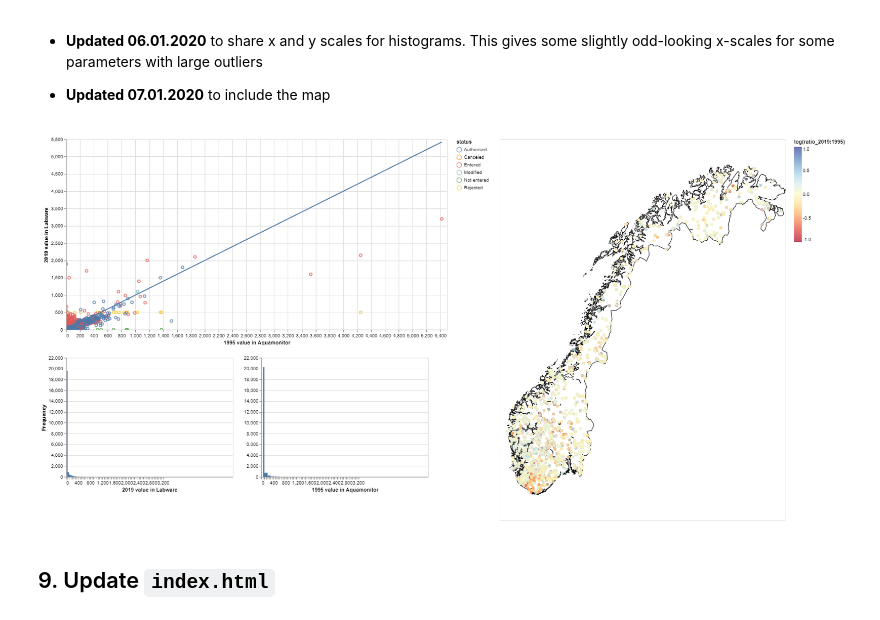
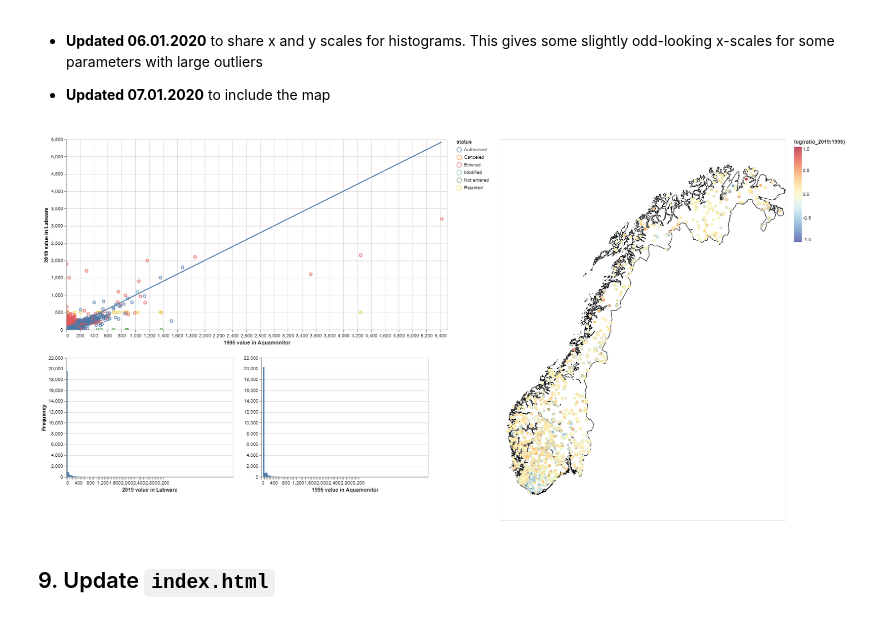
Before and after one commit to NIVANorge/1000_lakes_qc, a Jupyter notebook: qc_1000_lakes.ipynb, the cells around one changed output. Cells and saved outputs as stored; diff of their text form; code cells hidden in the pictures.

Commit message:
Reverse colour scheme

```diff
--- a/qc_1000_lakes.ipynb
+++ b/qc_1000_lakes.ipynb
@@ -295,35 +295,35 @@ hists = alt.hconcat(
                 x='shared',
 )
 
 # Basemap
 basemap = alt.Chart(nor).mark_geoshape(
     stroke='black'
 ).encode(
     color=alt.value('white'),
 ).properties(
     width=600,
     height=800
 )
 
 # Plot locations
 locs = alt.Chart(df).mark_circle().encode(
     longitude=alt.X('lon:Q', title=''),
     latitude=alt.Y('lat:Q', title=''),
     tooltip=['station_id:N', 'station_name:N', 'sample_date:T', 'status:N', 'ratio_2019:1995:Q', 'log(ratio_2019:1995):Q'],
-    color=alt.Color('log(ratio_2019:1995)', scale=alt.Scale(scheme='redyellowblue', domain=[-1, 1])),
+    color=alt.Color('log(ratio_2019:1995)', sort='descending', scale=alt.Scale(scheme='redyellowblue', domain=[-1, 1])),
 ).add_selection(
     selection
 ).transform_filter(
     selection
 )
 
 # Layout
 chart = ((scatter + line) & hists) | (basemap + locs)
 chart.save('qc_1000_lakes.json')
 
 chart
 # %% [output]
-[figure, old version]
+[figure, new version]
 # %% [markdown]
 ## 9. Update `index.html`
 # %%
```
Also changed, not shown: 1 other file.
